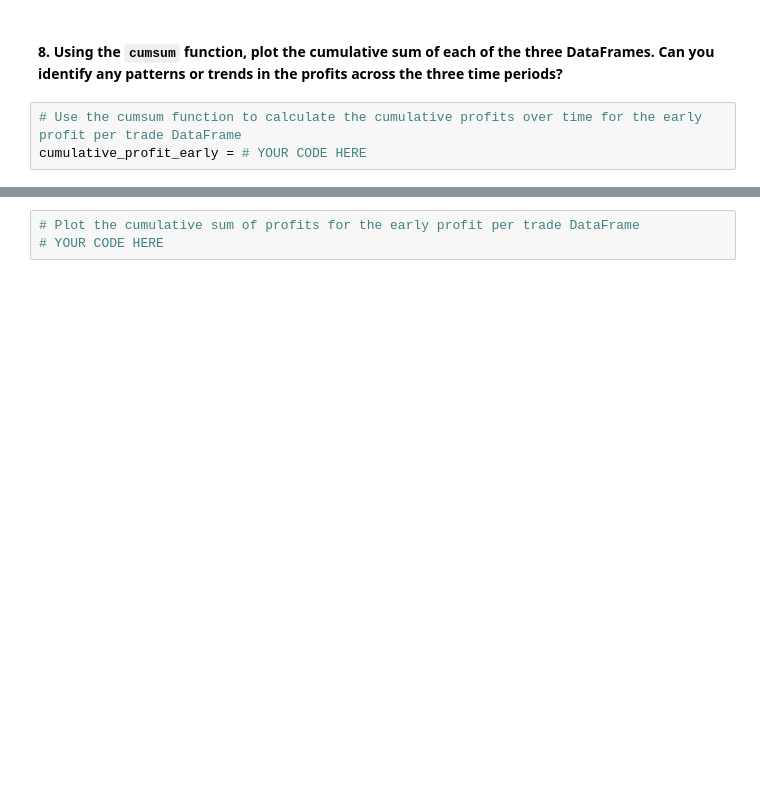
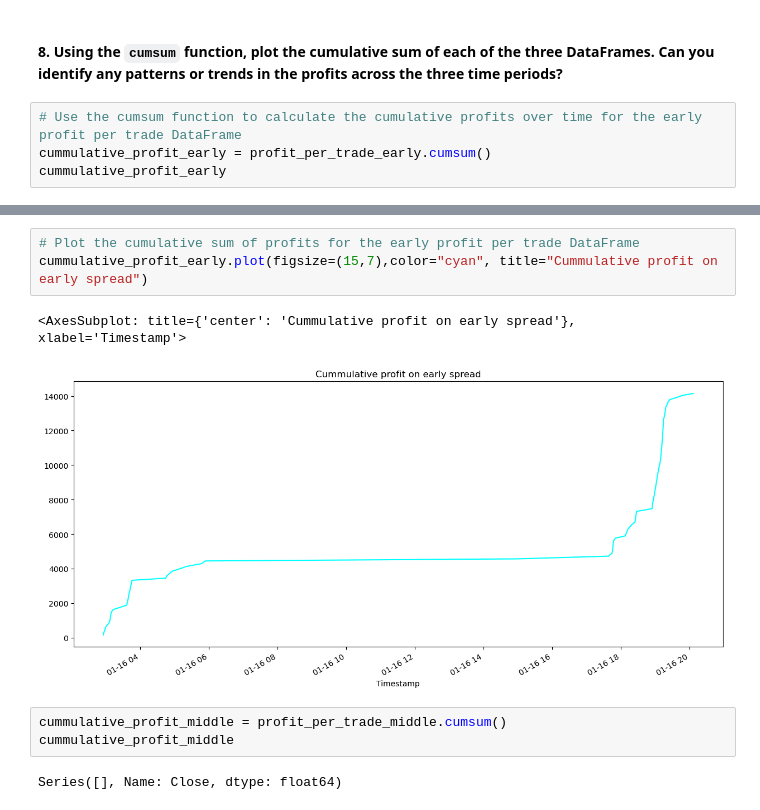
Before and after one commit to SkyRanger05/Module-Challenges, a Jupyter notebook: crypto_arbitrage.ipynb, the cells around one changed output, grey strips where cells are left out. Cells and saved outputs as stored; diff of their text form; blank space fills up the shorter version.

```diff
--- a/crypto_arbitrage.ipynb
+++ b/crypto_arbitrage.ipynb
@@ -812,4 +1086,5 @@ profit_per_trade_early = # YOUR CODE HERE
 #### 8. Using the `cumsum` function, plot the cumulative sum of each of the three DataFrames. Can you identify any patterns or trends in the profits across the three time periods?
 # %%
 # Use the cumsum function to calculate the cumulative profits over time for the early profit per trade DataFrame
-cumulative_profit_early = # YOUR CODE HERE
+cummulative_profit_early = profit_per_trade_early.cumsum()
+cummulative_profit_early
@@ -816,3 +1105,11 @@ cumulative_profit_early = # YOUR CODE HERE
 # %%
 # Plot the cumulative sum of profits for the early profit per trade DataFrame
-# YOUR CODE HERE
+cummulative_profit_early.plot(figsize=(15,7),color="cyan", title="Cummulative profit on early spread")
+# %% [output]
+<AxesSubplot: title={'center': 'Cummulative profit on early spread'}, xlabel='Timestamp'>
+[figure, added]
+# %%
+cummulative_profit_middle = profit_per_trade_middle.cumsum()
+cummulative_profit_middle
+# %% [output]
+Series([], Name: Close, dtype: float64)
```
Also changed, not shown: parts of 32 cells of this notebook.
